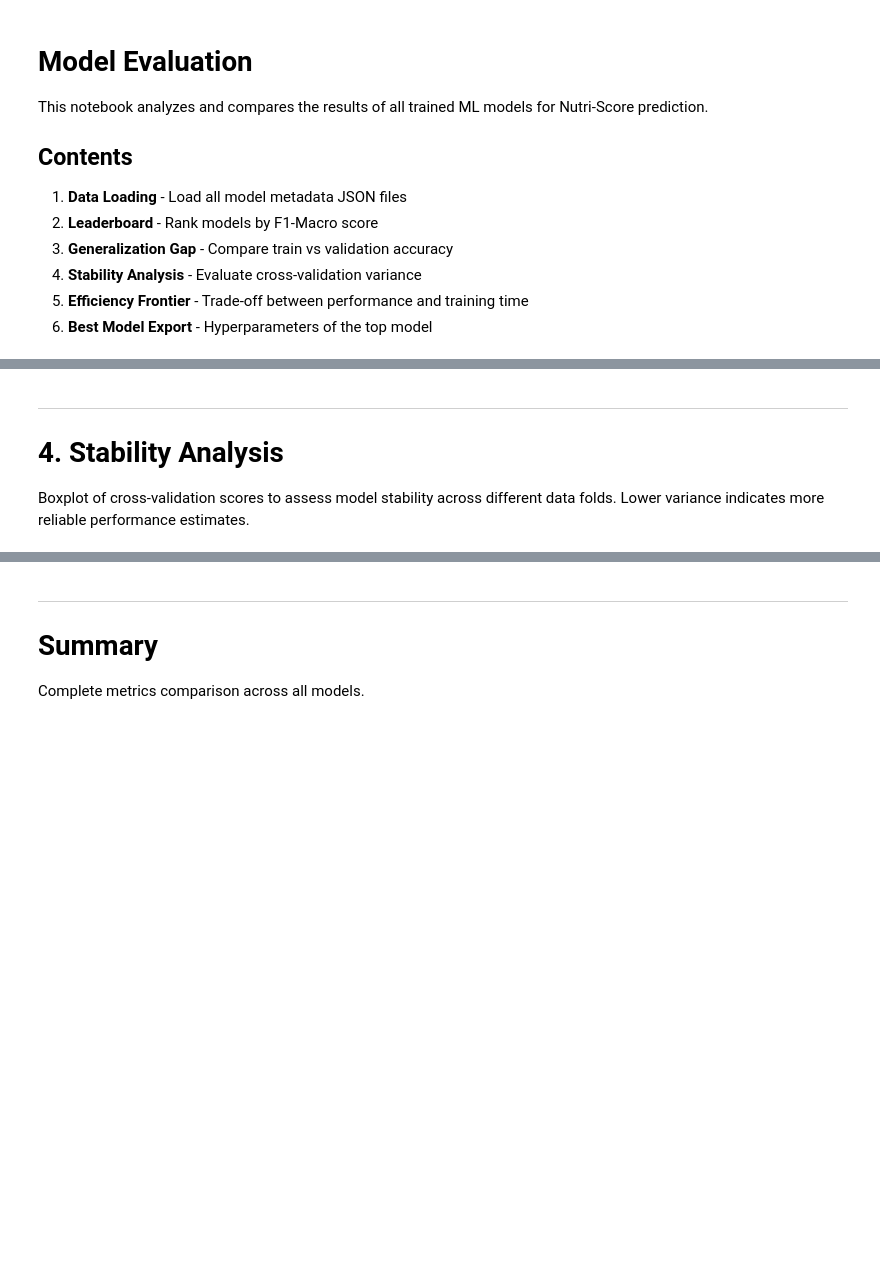
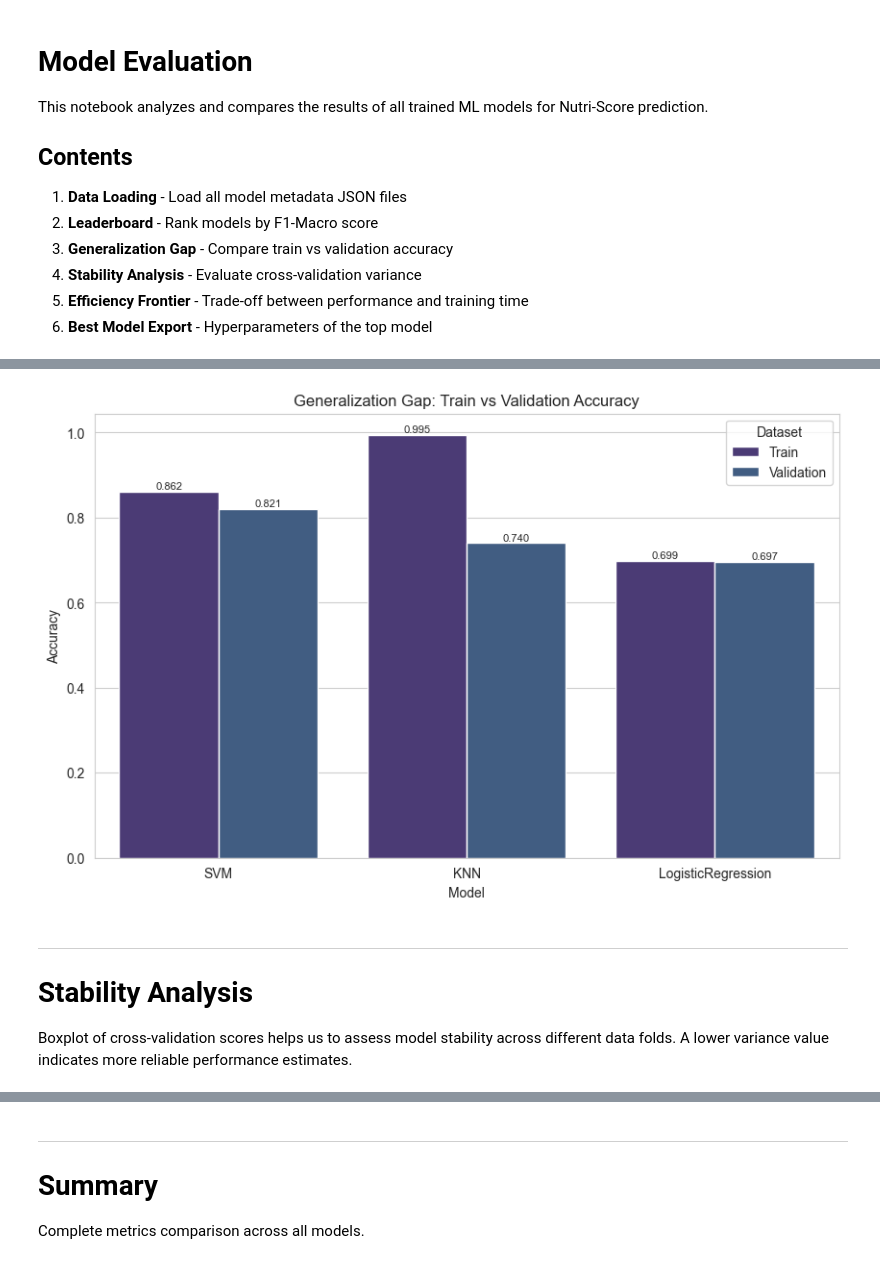
Before and after one commit to djacoo/ml-nutriscore-prediction, a Jupyter notebook: docs/notebooks/model_evaluation.ipynb, the cells around one changed output, grey strips where cells are left out. Drawn from its saved outputs; the diff is of its cells as text; code cells hidden in the pictures; blank space fills up the shorter version.

Commit message:
Update model_evaluation notebook

```diff
--- a/docs/notebooks/model_evaluation.ipynb
+++ b/docs/notebooks/model_evaluation.ipynb
@@ -106,34 +119,35 @@ df_gap
 # %%
 df_melt = df_results.melt(
     id_vars=['Model'],
     value_vars=['Train_Accuracy', 'Val_Accuracy'],
     var_name='Dataset',
     value_name='Accuracy'
 )
 df_melt['Dataset'] = df_melt['Dataset'].replace({
     'Train_Accuracy': 'Train',
     'Val_Accuracy': 'Validation'
 })
 
 fig, ax = plt.subplots(figsize=(10, 6))
 
 sns.barplot(data=df_melt, x='Model', y='Accuracy', hue='Dataset', ax=ax)
 
 ax.set_ylabel('Accuracy')
 ax.set_xlabel('Model')
 ax.set_title('Generalization Gap: Train vs Validation Accuracy')
 ax.legend(title='Dataset')
 
 for container in ax.containers:
     ax.bar_label(container, fmt='%.3f', fontsize=8)
 
-plt.tight_layout()
 plt.show()
+# %% [output]
+[figure, added]
 # %% [markdown]
 ---
-# 4. Stability Analysis
+# Stability Analysis
 
-Boxplot of cross-validation scores to assess model stability across different data folds. Lower variance indicates more reliable performance estimates.
+Boxplot of cross-validation scores helps us to assess model stability across different data folds. A lower variance value indicates more reliable performance estimates.
 # %%
 cv_data = []
 for _, row in df_results.iterrows():
```
Also changed, not shown: parts of 16 cells of this notebook.
